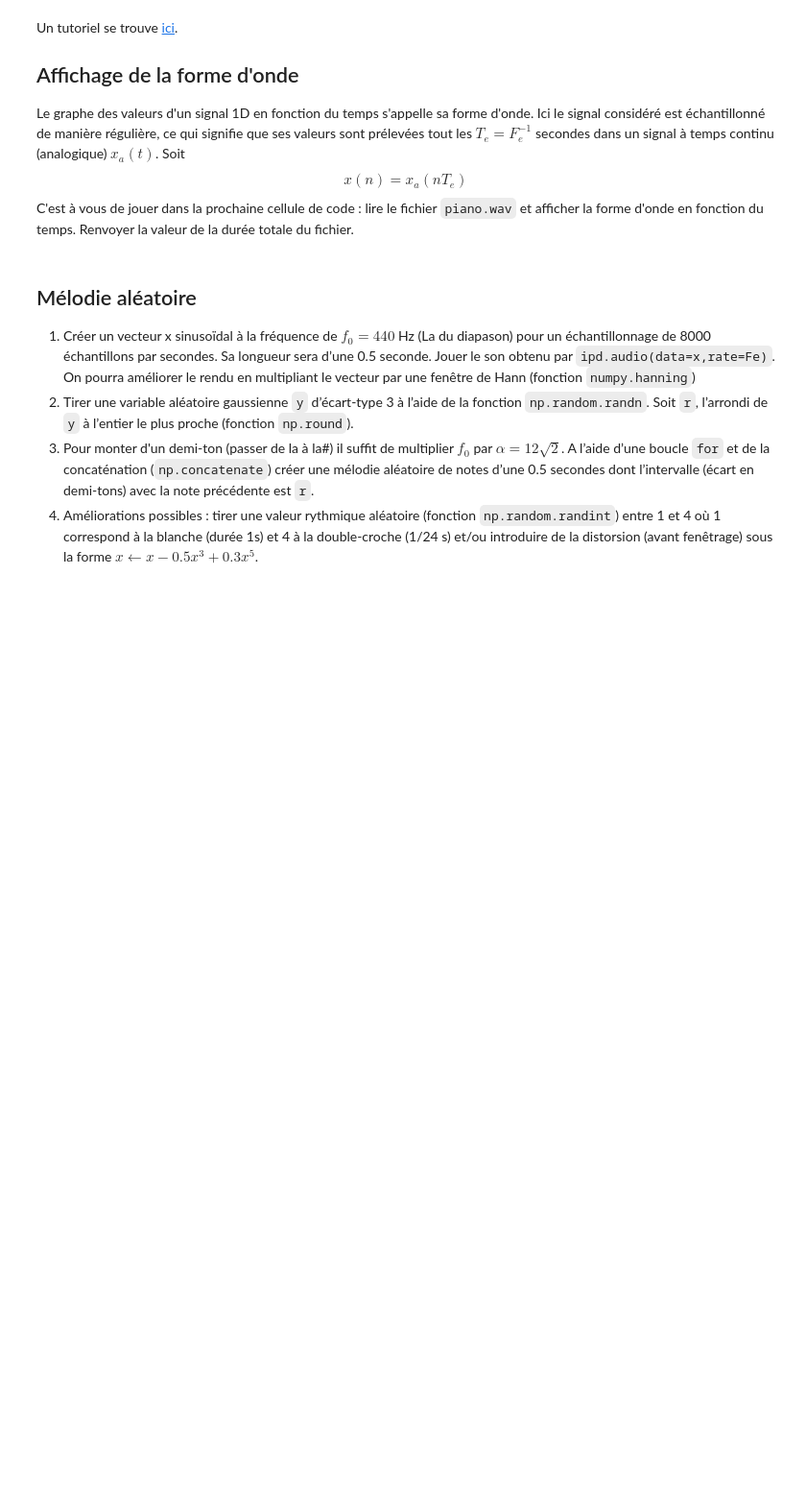
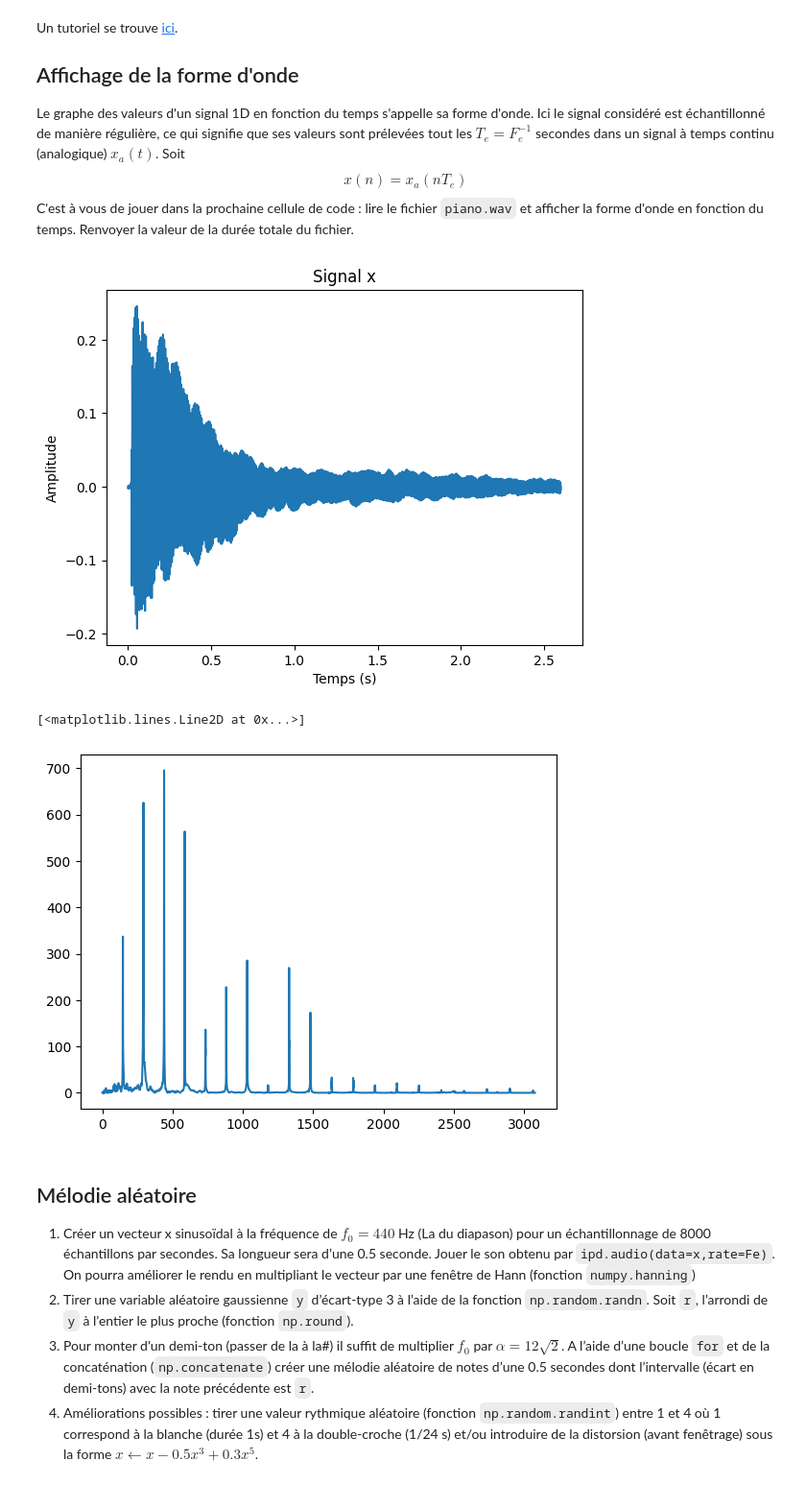
Before and after one commit to Bastaxeloux/si101proj, a Jupyter notebook: fichierwav.ipynb, the cells around one changed output. Shown: that part at 96% size. Drawn from its saved outputs; the diff is of its cells as text; code cells hidden in the pictures; blank space fills up the shorter version.

```diff
--- a/fichierwav.ipynb
+++ b/fichierwav.ipynb
@@ -57,3 +53,41 @@ C'est à vous de jouer dans la prochaine cellule de code : lire le fichier `pian
+# %%
+import numpy as np
+import matplotlib.pyplot as plt
+import soundfile as sf
+
+x, Fe = sf.read('piano.wav')
+t = np.arange(len(x))/Fe
+
+plt.plot(t,x)
+plt.title('Signal x')
+plt.xlabel('Temps (s)')
+plt.ylabel('Amplitude')
+plt.show()
+
+# Define the downsampling factor
+downsampling_factor = 100
+
+'''
+# Downsample the signal
+downsampled_x = x[::downsampling_factor]
+downsampled_t = t[::downsampling_factor]
+
+# Plot the downsampled signal
+plt.plot(downsampled_t, downsampled_x)
+plt.title('Downsampled Signal x')
+plt.xlabel('Time (s)')
+plt.ylabel('Amplitude')
+plt.show()
+'''
+
+f = np.fft.fftfreq(len(x), 1/Fe)
+X = np.fft.fft(x)
+
+plt.plot(f[:8000], np.abs(X[:8000]))
+# %% [output]
+[figure, added]
+[<matplotlib.lines.Line2D at 0x...>]
+[figure, added]
 # %% [markdown]
 ## Mélodie aléatoire
 
```
Also changed, not shown: parts of 7 cells of this notebook, 2 other files.
